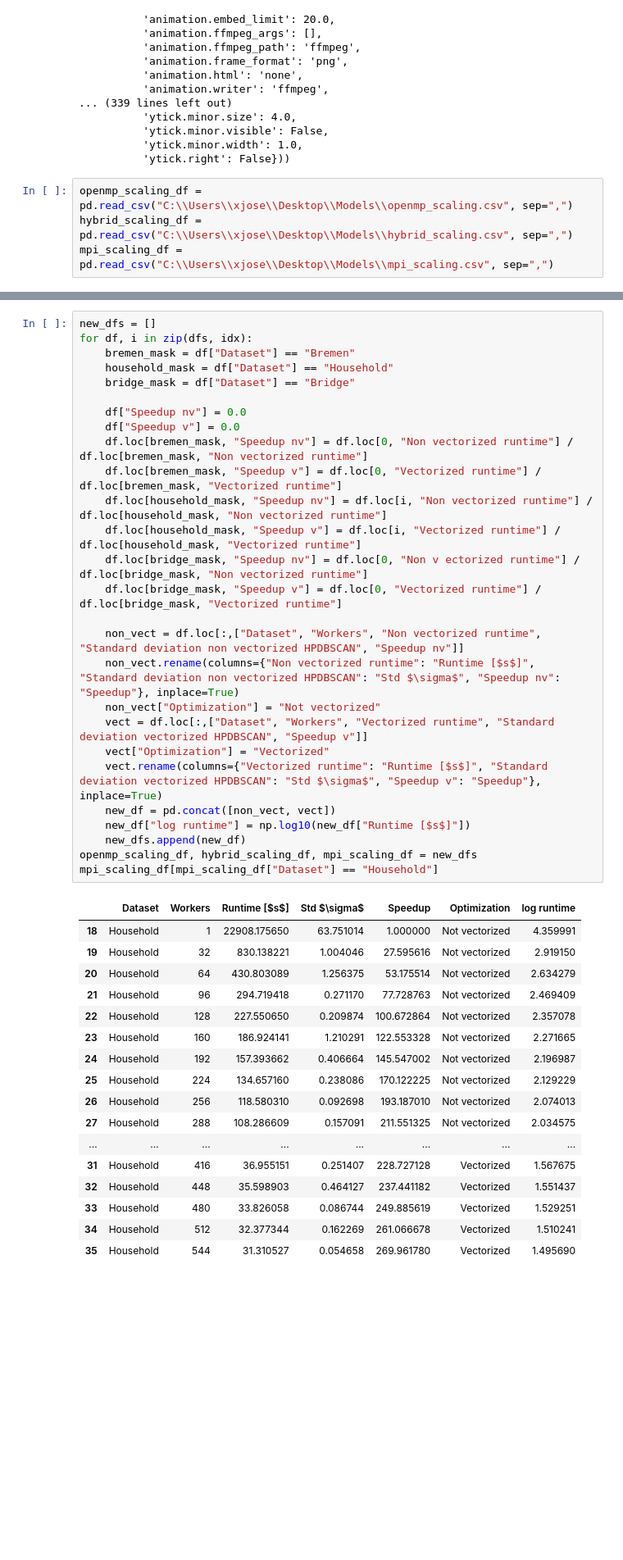
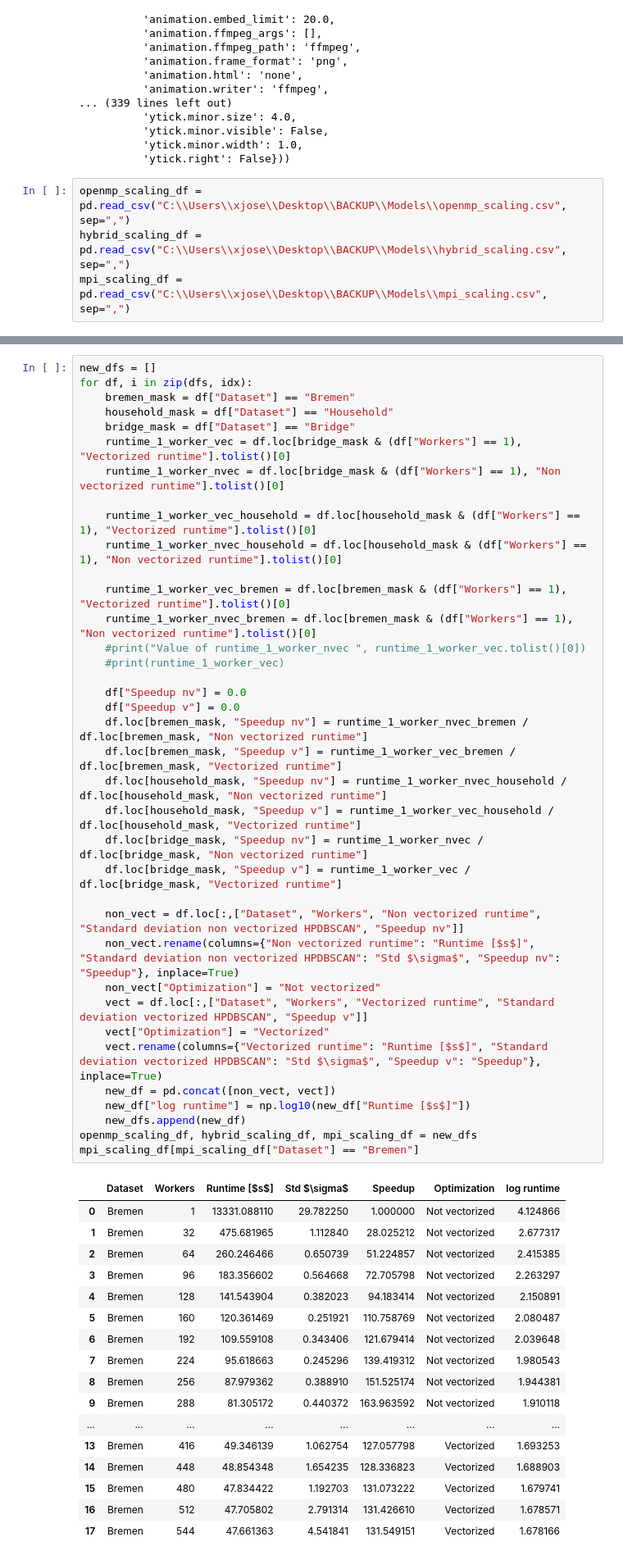
Before and after one commit to JosephArnold/hpdbscan, a Jupyter notebook: plots/VHPDBSCAN-plot.ipynb, the cells around one changed output, grey strips where cells are left out. Shown at 82% size. Cells and saved outputs as stored; diff of their text form; blank space fills up the shorter version.

```diff
--- a/plots/VHPDBSCAN-plot.ipynb
+++ b/plots/VHPDBSCAN-plot.ipynb
@@ -80,9 +80,9 @@ KeysView(RcParams({'_internal.classic_mode': False,
           'ytick.minor.width': 1.0,
           'ytick.right': False}))
 # %%
-openmp_scaling_df = pd.read_csv("C:\\Users\\xjose\\Desktop\\Models\\openmp_scaling.csv", sep=",")
-hybrid_scaling_df = pd.read_csv("C:\\Users\\xjose\\Desktop\\Models\\hybrid_scaling.csv", sep=",")
-mpi_scaling_df = pd.read_csv("C:\\Users\\xjose\\Desktop\\Models\\mpi_scaling.csv", sep=",")
+openmp_scaling_df = pd.read_csv("C:\\Users\\xjose\\Desktop\\BACKUP\\Models\\openmp_scaling.csv", sep=",")
+hybrid_scaling_df = pd.read_csv("C:\\Users\\xjose\\Desktop\\BACKUP\\Models\\hybrid_scaling.csv", sep=",")
+mpi_scaling_df = pd.read_csv("C:\\Users\\xjose\\Desktop\\BACKUP\\Models\\mpi_scaling.csv", sep=",")
 # %%
 dfs = [openmp_scaling_df, hybrid_scaling_df, mpi_scaling_df]
 idx = [15, 15, 18]
@@ -108,46 +108,56 @@ openmp_scaling_df
 # %%
 new_dfs = []
 for df, i in zip(dfs, idx):
     bremen_mask = df["Dataset"] == "Bremen"
     household_mask = df["Dataset"] == "Household"
     bridge_mask = df["Dataset"] == "Bridge"
+    runtime_1_worker_vec = df.loc[bridge_mask & (df["Workers"] == 1), "Vectorized runtime"].tolist()[0]
+    runtime_1_worker_nvec = df.loc[bridge_mask & (df["Workers"] == 1), "Non vectorized runtime"].tolist()[0]
+
+    runtime_1_worker_vec_household = df.loc[household_mask & (df["Workers"] == 1), "Vectorized runtime"].tolist()[0]
+    runtime_1_worker_nvec_household = df.loc[household_mask & (df["Workers"] == 1), "Non vectorized runtime"].tolist()[0]
+
+    runtime_1_worker_vec_bremen = df.loc[bremen_mask & (df["Workers"] == 1), "Vectorized runtime"].tolist()[0]
+    runtime_1_worker_nvec_bremen = df.loc[bremen_mask & (df["Workers"] == 1), "Non vectorized runtime"].tolist()[0]
+    #print("Value of runtime_1_worker_nvec ", runtime_1_worker_vec.tolist()[0])
+    #print(runtime_1_worker_vec)
 
     df["Speedup nv"] = 0.0
     df["Speedup v"] = 0.0
-    df.loc[bremen_mask, "Speedup nv"] = df.loc[0, "Non vectorized runtime"] / df.loc[bremen_mask, "Non vectorized runtime"]
-    df.loc[bremen_mask, "Speedup v"] = df.loc[0, "Vectorized runtime"] / df.loc[bremen_mask, "Vectorized runtime"]
-    df.loc[household_mask, "Speedup nv"] = df.loc[i, "Non vectorized runtime"] / df.loc[household_mask, "Non vectorized runtime"]
-    df.loc[household_mask, "Speedup v"] = df.loc[i, "Vectorized runtime"] / df.loc[household_mask, "Vectorized runtime"]
-    df.loc[bridge_mask, "Speedup nv"] = df.loc[0, "Non v ectorized runtime"] / df.loc[bridge_mask, "Non vectorized runtime"]
-    df.loc[bridge_mask, "Speedup v"] = df.loc[0, "Vectorized runtime"] / df.loc[bridge_mask, "Vectorized runtime"]
+    df.loc[bremen_mask, "Speedup nv"] = runtime_1_worker_nvec_bremen / df.loc[bremen_mask, "Non vectorized runtime"]
+    df.loc[bremen_mask, "Speedup v"] = runtime_1_worker_vec_bremen / df.loc[bremen_mask, "Vectorized runtime"]
+    df.loc[household_mask, "Speedup nv"] = runtime_1_worker_nvec_household / df.loc[household_mask, "Non vectorized runtime"]
+    df.loc[household_mask, "Speedup v"] = runtime_1_worker_vec_household / df.loc[household_mask, "Vectorized runtime"]
+    df.loc[bridge_mask, "Speedup nv"] = runtime_1_worker_nvec / df.loc[bridge_mask, "Non vectorized runtime"]
+    df.loc[bridge_mask, "Speedup v"] = runtime_1_worker_vec / df.loc[bridge_mask, "Vectorized runtime"]
 
     non_vect = df.loc[:,["Dataset", "Workers", "Non vectorized runtime", "Standard deviation non vectorized HPDBSCAN", "Speedup nv"]]
     non_vect.rename(columns={"Non vectorized runtime": "Runtime [$s$]", "Standard deviation non vectorized HPDBSCAN": "Std $\sigma$", "Speedup nv": "Speedup"}, inplace=True)
     non_vect["Optimization"] = "Not vectorized"
     vect = df.loc[:,["Dataset", "Workers", "Vectorized runtime", "Standard deviation vectorized HPDBSCAN", "Speedup v"]]
     vect["Optimization"] = "Vectorized"
     vect.rename(columns={"Vectorized runtime": "Runtime [$s$]", "Standard deviation vectorized HPDBSCAN": "Std $\sigma$", "Speedup v": "Speedup"}, inplace=True)
     new_df = pd.concat([non_vect, vect])
     new_df["log runtime"] = np.log10(new_df["Runtime [$s$]"])
     new_dfs.append(new_df)
 openmp_scaling_df, hybrid_scaling_df, mpi_scaling_df = new_dfs
-mpi_scaling_df[mpi_scaling_df["Dataset"] == "Household"]
+mpi_scaling_df[mpi_scaling_df["Dataset"] == "Bremen"]
 # %% [output]
 |  | Dataset | Workers | Runtime [$s$] | Std $\sigma$ | Speedup | Optimization | log runtime |
-| 18 | Household | 1 | 22908.175650 | 63.751014 | 1.000000 | Not vectorized | 4.359991 |
-| 19 | Household | 32 | 830.138221 | 1.004046 | 27.595616 | Not vectorized | 2.919150 |
-| 20 | Household | 64 | 430.803089 | 1.256375 | 53.175514 | Not vectorized | 2.634279 |
-| 21 | Household | 96 | 294.719418 | 0.271170 | 77.728763 | Not vectorized | 2.469409 |
-| 22 | Household | 128 | 227.550650 | 0.209874 | 100.672864 | Not vectorized | 2.357078 |
-| 23 | Household | 160 | 186.924141 | 1.210291 | 122.553328 | Not vectorized | 2.271665 |
-| 24 | Household | 192 | 157.393662 | 0.406664 | 145.547002 | Not vectorized | 2.196987 |
-| 25 | Household | 224 | 134.657160 | 0.238086 | 170.122225 | Not vectorized | 2.129229 |
-| 26 | Household | 256 | 118.580310 | 0.092698 | 193.187010 | Not vectorized | 2.074013 |
-| 27 | Household | 288 | 108.286609 | 0.157091 | 211.551325 | Not vectorized | 2.034575 |
+| 0 | Bremen | 1 | 13331.088110 | 29.782250 | 1.000000 | Not vectorized | 4.124866 |
+| 1 | Bremen | 32 | 475.681965 | 1.112840 | 28.025212 | Not vectorized | 2.677317 |
+| 2 | Bremen | 64 | 260.246466 | 0.650739 | 51.224857 | Not vectorized | 2.415385 |
+| 3 | Bremen | 96 | 183.356602 | 0.564668 | 72.705798 | Not vectorized | 2.263297 |
+| 4 | Bremen | 128 | 141.543904 | 0.382023 | 94.183414 | Not vectorized | 2.150891 |
+| 5 | Bremen | 160 | 120.361469 | 0.251921 | 110.758769 | Not vectorized | 2.080487 |
+| 6 | Bremen | 192 | 109.559108 | 0.343406 | 121.679414 | Not vectorized | 2.039648 |
+| 7 | Bremen | 224 | 95.618663 | 0.245296 | 139.419312 | Not vectorized | 1.980543 |
+| 8 | Bremen | 256 | 87.979362 | 0.388910 | 151.525174 | Not vectorized | 1.944381 |
+| 9 | Bremen | 288 | 81.305172 | 0.440372 | 163.963592 | Not vectorized | 1.910118 |
 | ... | ... | ... | ... | ... | ... | ... | ... |
-| 31 | Household | 416 | 36.955151 | 0.251407 | 228.727128 | Vectorized | 1.567675 |
-| 32 | Household | 448 | 35.598903 | 0.464127 | 237.441182 | Vectorized | 1.551437 |
-| 33 | Household | 480 | 33.826058 | 0.086744 | 249.885619 | Vectorized | 1.529251 |
-| 34 | Household | 512 | 32.377344 | 0.162269 | 261.066678 | Vectorized | 1.510241 |
-| 35 | Household | 544 | 31.310527 | 0.054658 | 269.961780 | Vectorized | 1.495690 |
+| 13 | Bremen | 416 | 49.346139 | 1.062754 | 127.057798 | Vectorized | 1.693253 |
+| 14 | Bremen | 448 | 48.854348 | 1.654235 | 128.336823 | Vectorized | 1.688903 |
+| 15 | Bremen | 480 | 47.834422 | 1.192703 | 131.073222 | Vectorized | 1.679741 |
+| 16 | Bremen | 512 | 47.705802 | 2.791314 | 131.426610 | Vectorized | 1.678571 |
+| 17 | Bremen | 544 | 47.661363 | 4.541841 | 131.549151 | Vectorized | 1.678166 |
 # %%
```
Also changed, not shown: parts of 13 cells of this notebook.
